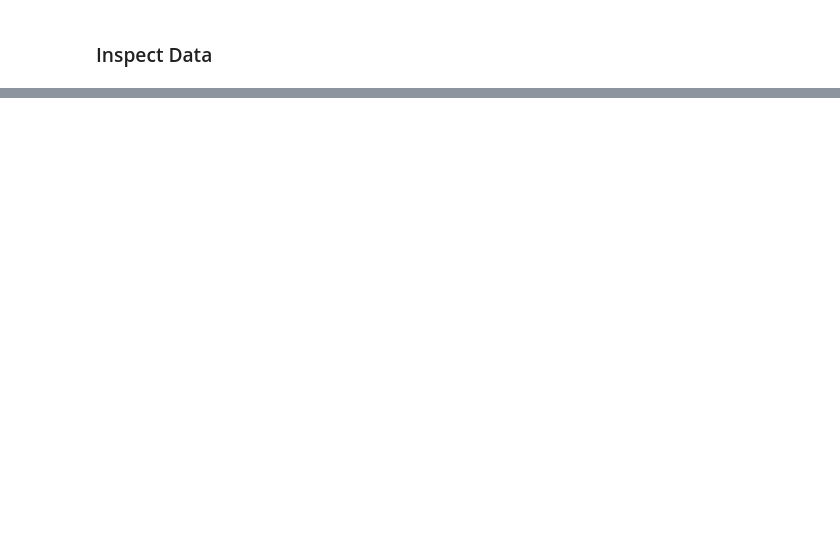
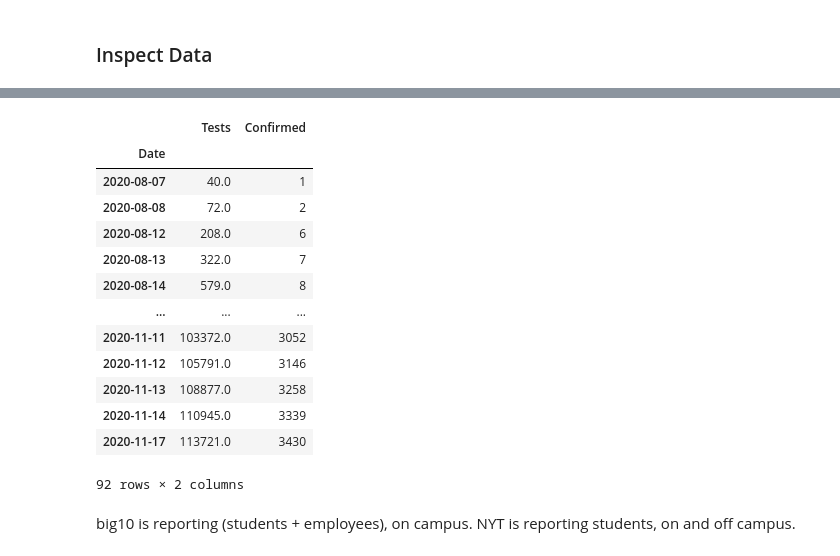
Before and after one commit to kevin-q2/Covid_Diffusion, a Jupyter notebook: src/NYT-Big10.ipynb, the cells around one changed output, grey strips where cells are left out. Saved outputs shown, nothing was run; the diff lists cells and outputs as text; code cells hidden in the pictures; blank space fills up the shorter version.

```diff
--- a/src/NYT-Big10.ipynb
+++ b/src/NYT-Big10.ipynb
@@ -110,0 +137,19 @@ nyt_df.loc['Boston University']['Cases'].plot(style = '.-', label = 'NYT')
+# %%
+big10_df.loc['UW-Madison']
+# %% [output]
+|  | Tests | Confirmed |
+| Date |  |  |
+| 2020-08-07 | 40.0 | 1 |
+| 2020-08-08 | 72.0 | 2 |
+| 2020-08-12 | 208.0 | 6 |
+| 2020-08-13 | 322.0 | 7 |
+| 2020-08-14 | 579.0 | 8 |
+| ... | ... | ... |
+| 2020-11-11 | 103372.0 | 3052 |
+| 2020-11-12 | 105791.0 | 3146 |
+| 2020-11-13 | 108877.0 | 3258 |
+| 2020-11-14 | 110945.0 | 3339 |
+| 2020-11-17 | 113721.0 | 3430 |
+92 rows × 2 columns
+# %% [markdown]
+big10 is reporting (students + employees), on campus.   NYT is reporting students, on and off campus.
```
Also changed, not shown: parts of 14 cells of this notebook.
